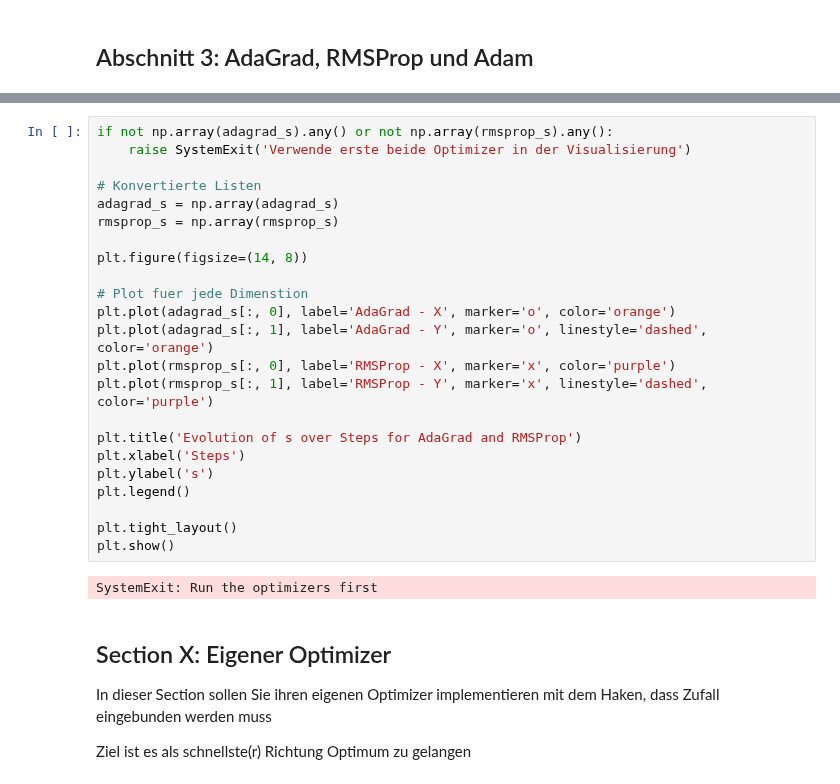
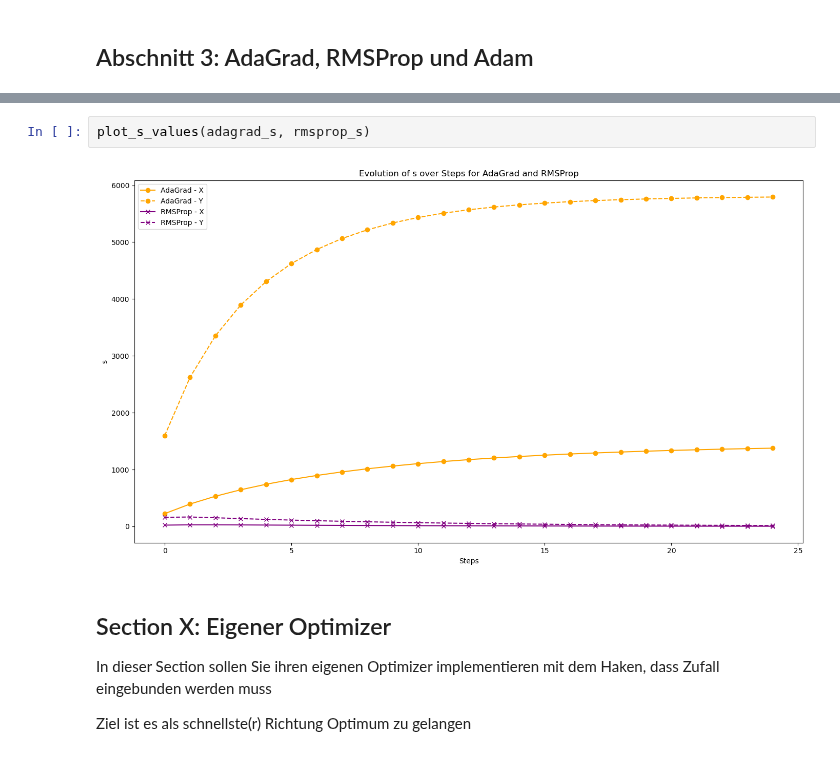
Before and after one commit to Mrjulss/faster_optimizers, a Jupyter notebook: Faster_Optimizers_Lecture.ipynb, the cells around one changed output, grey strips where cells are left out. Cells and saved outputs as stored; diff of their text form.

```diff
--- a/Faster_Optimizers_Lecture.ipynb
+++ b/Faster_Optimizers_Lecture.ipynb
@@ -711,31 +913,10 @@ visualize_optimizer(optimizer_multiselect_options=["AdaGrad", "RMSProp"])
 # %% [output]
 VBox(children=(HBox(children=(IntSlider(value=15, description='Starting X', layout=Layout(width='100%'), max=2…
 [interactive output not drawn]
-# %%
-if not np.array(adagrad_s).any() or not np.array(rmsprop_s).any():
-    raise SystemExit('Verwende erste beide Optimizer in der Visualisierung')
-
-# Konvertierte Listen
-adagrad_s = np.array(adagrad_s)
-rmsprop_s = np.array(rmsprop_s)
-
-plt.figure(figsize=(14, 8))
-
-# Plot fuer jede Dimenstion
-plt.plot(adagrad_s[:, 0], label='AdaGrad - X', marker='o', color='orange')
-plt.plot(adagrad_s[:, 1], label='AdaGrad - Y', marker='o', linestyle='dashed', color='orange')
-plt.plot(rmsprop_s[:, 0], label='RMSProp - X', marker='x', color='purple')
-plt.plot(rmsprop_s[:, 1], label='RMSProp - Y', marker='x', linestyle='dashed', color='purple')
-
-plt.title('Evolution of s over Steps for AdaGrad and RMSProp')
-plt.xlabel('Steps')
-plt.ylabel('s')
-plt.legend()
-
-plt.tight_layout()
-plt.show()
-# %% [output]
-SystemExit: Run the optimizers first
+# %%
+plot_s_values(adagrad_s, rmsprop_s)
+# %% [output]
+[figure, added]
 # %% [markdown]
 ## Section X: Eigener Optimizer
 In dieser Section sollen Sie ihren eigenen Optimizer implementieren mit dem Haken, dass Zufall eingebunden werden muss
```
Also changed, not shown: parts of 8 cells of this notebook.
